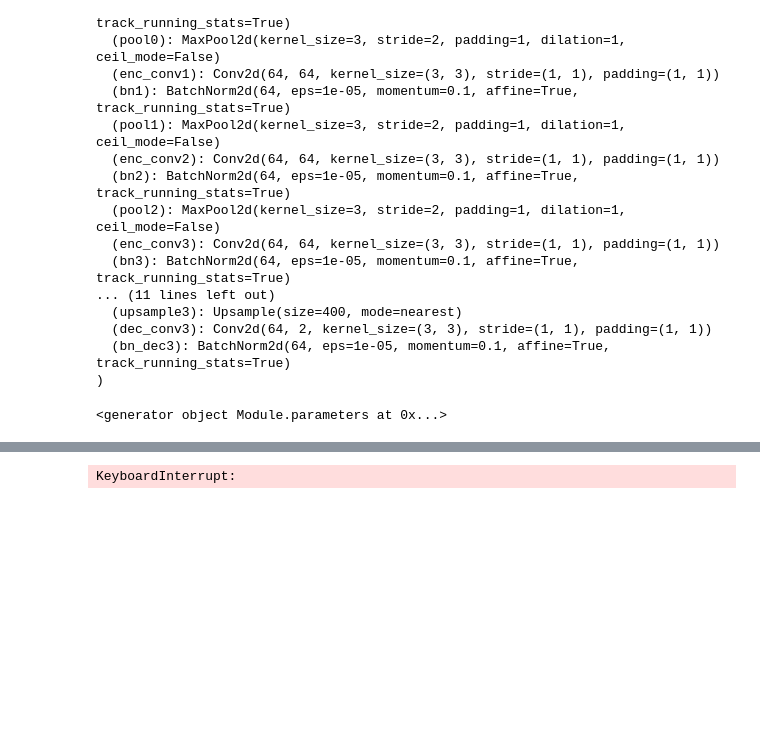
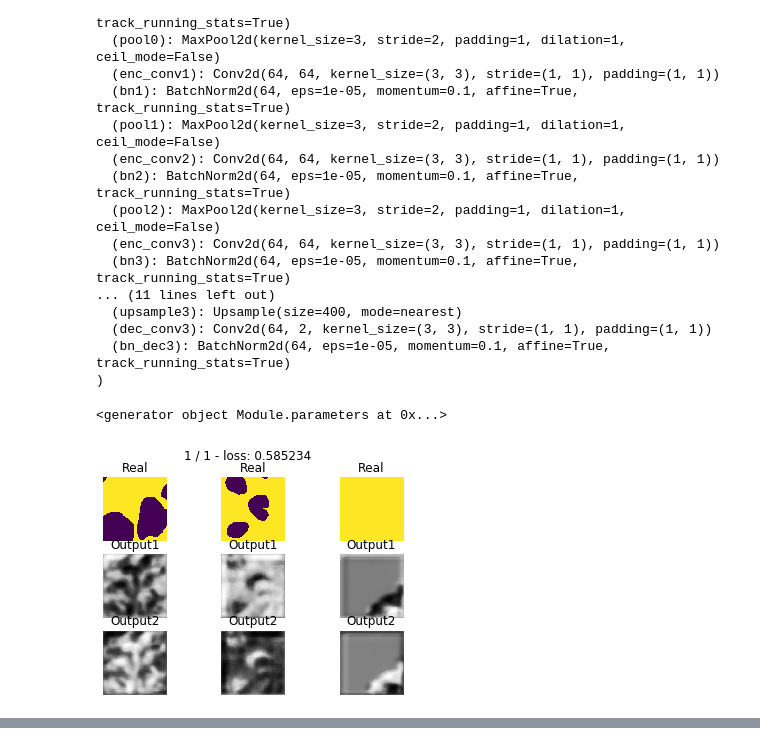
Before and after one commit to hannaLyu/Deep-learning-project, a Jupyter notebook: Segmentation.ipynb, the cells around one changed output, grey strips where cells are left out. Drawn from its saved outputs; the diff is of its cells as text; code cells hidden in the pictures; blank space fills up the shorter version.

```diff
--- a/Segmentation.ipynb
+++ b/Segmentation.ipynb
@@ -361,11 +361,11 @@ print(net.parameters())
 # %%
 num_epoch = 1
 steps=10
-
+avg_loss=0.0
 # steps = 3
 for epoch in range(num_epoch):
     running_loss = 0.0
-    avg_loss=0.0
+
     print('* Epoch %d/%d' % (epoch+1, num_epoch))
     net.train()
     for step in range(steps):
@@ -381,38 +381,41 @@ for epoch in range(num_epoch):
         loss = criterion(outputs, annos)
         loss.backward()
         optimizer.step()
-        running_loss += loss.data
+        running_loss = loss
 
         if step < 34:
             print('[%d, %5d] loss: %.3f' %
-                  (epoch + 1, step + 1, running_loss / batch_size))
+                  (epoch + 1, step + 1, running_loss))
+
         running_loss = 0.0
-        avg_loss += loss / steps
+        avg_loss += loss
+    avg_loss =avg_loss/steps
     print(' -- loss: %f' % avg_loss)
 
 
 
     Y_hat = net(images).detach().cpu()
     clear_output(wait=True)
     imshow=annos.permute(0,2,3,1)
     outshow=Y_hat.permute(0,2,3,1)
 
     for k in range(3):
         plt.subplot(3, 3, k+1)
         plt.imshow(imshow[k,:,:,0])
         plt.title('Real')
         plt.axis('off')
 
         plt.subplot(3, 3, k+4)
         plt.imshow(outshow[k,:,:,0].detach().numpy(), cmap='gray')
         plt.title('Output1')
         plt.axis('off')
 
         plt.subplot(3,3,k+7)
         plt.imshow(outshow[k,:,:,1].detach().numpy(), cmap='gray')
         plt.title('Output2')
         plt.axis('off')
     plt.suptitle('%d / %d - loss: %f' % (epoch+1, num_epoch, avg_loss))
     plt.show()
 print('Finished Training')
 # %% [output]
+[figure, added]
@@ -423,4 +423,3 @@ print('Finished Training')
-KeyboardInterrupt:
 # %%
 net.zero_grad()
 for p in net.parameters():
```
Also changed, not shown: parts of 7 cells of this notebook.
